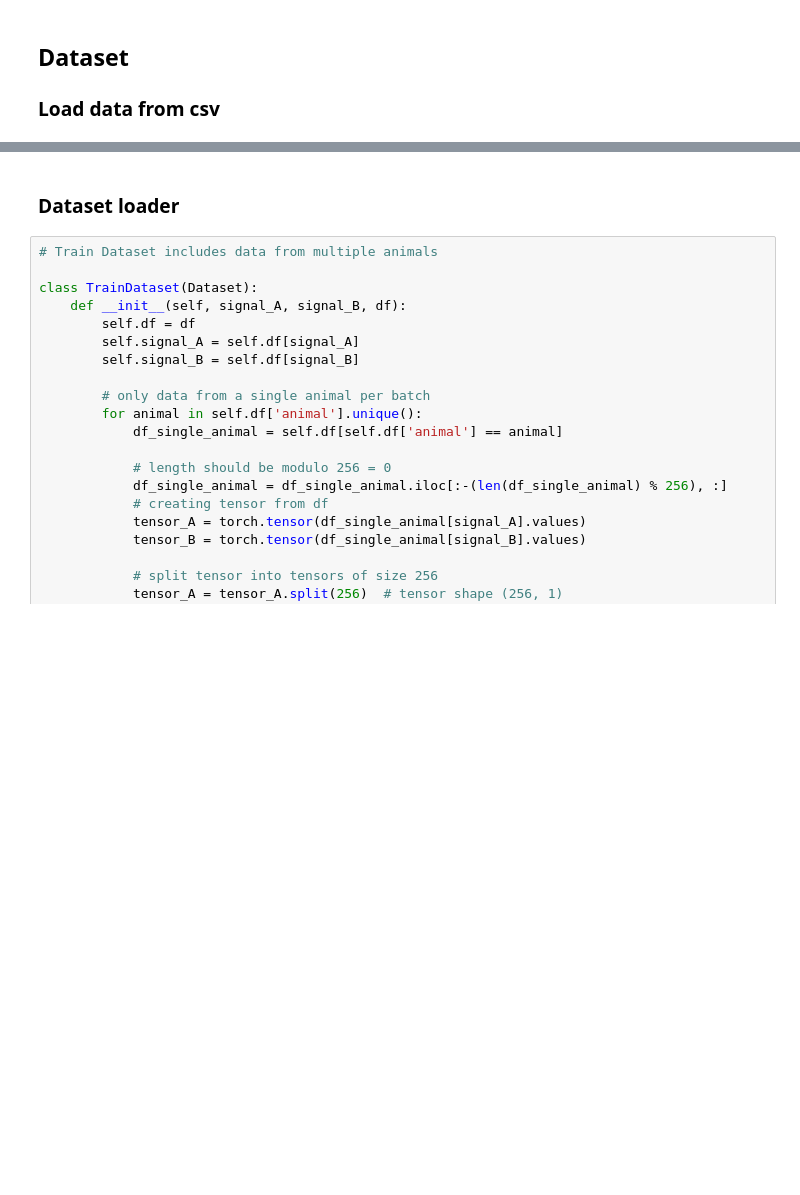
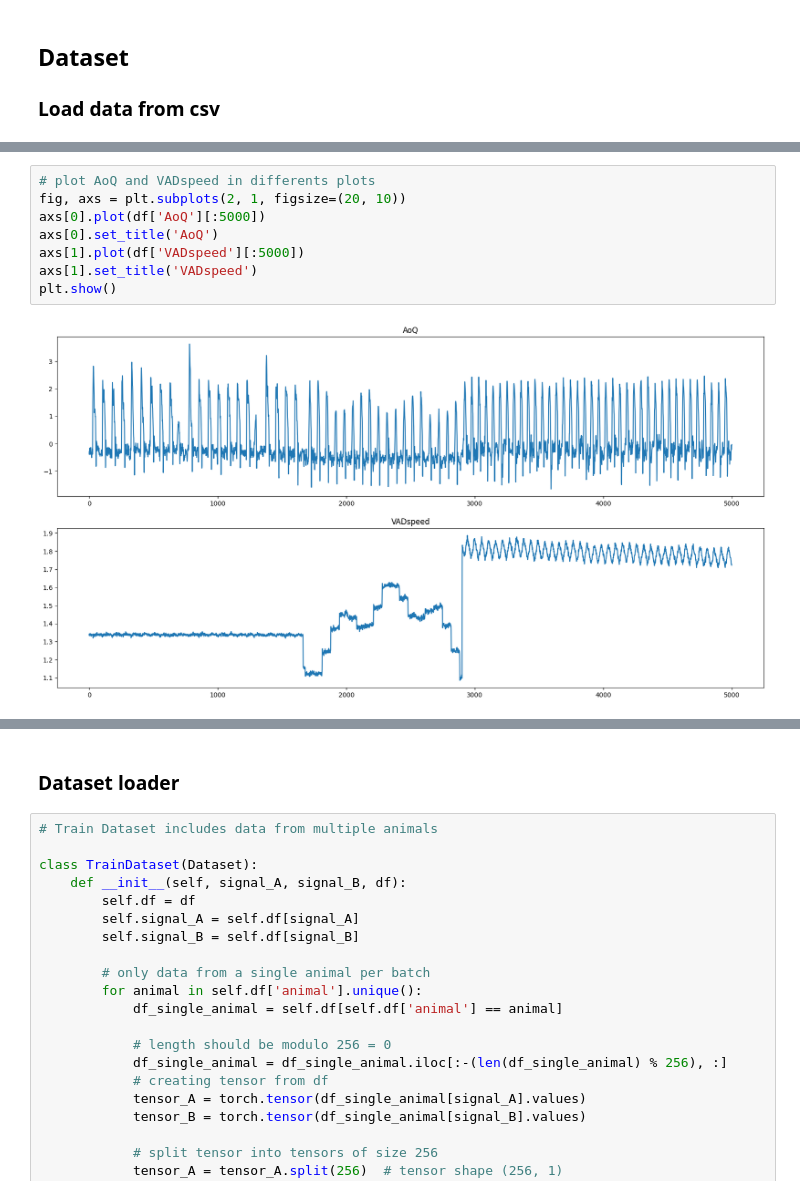
Before and after one commit to Johann4DL/Cycle-Consistent-Prediction-of-Cardiovascular-Signal-Data, a Jupyter notebook: Cycle_GAN.ipynb, the cells around one changed output, grey strips where cells are left out. Drawn from its saved outputs; the diff is of its cells as text; blank space fills up the shorter version.

```diff
--- a/Cycle_GAN.ipynb
+++ b/Cycle_GAN.ipynb
@@ -136,0 +237,10 @@ df_test['intervention'] = df_test['intervention'].astype(int)
+# %%
+# plot AoQ and VADspeed in differents plots
+fig, axs = plt.subplots(2, 1, figsize=(20, 10))
+axs[0].plot(df['AoQ'][:5000])
+axs[0].set_title('AoQ')
+axs[1].plot(df['VADspeed'][:5000])
+axs[1].set_title('VADspeed')
+plt.show()
+# %% [output]
+[figure, added]
```
Also changed, not shown: parts of 32 cells of this notebook, 14 other files.
